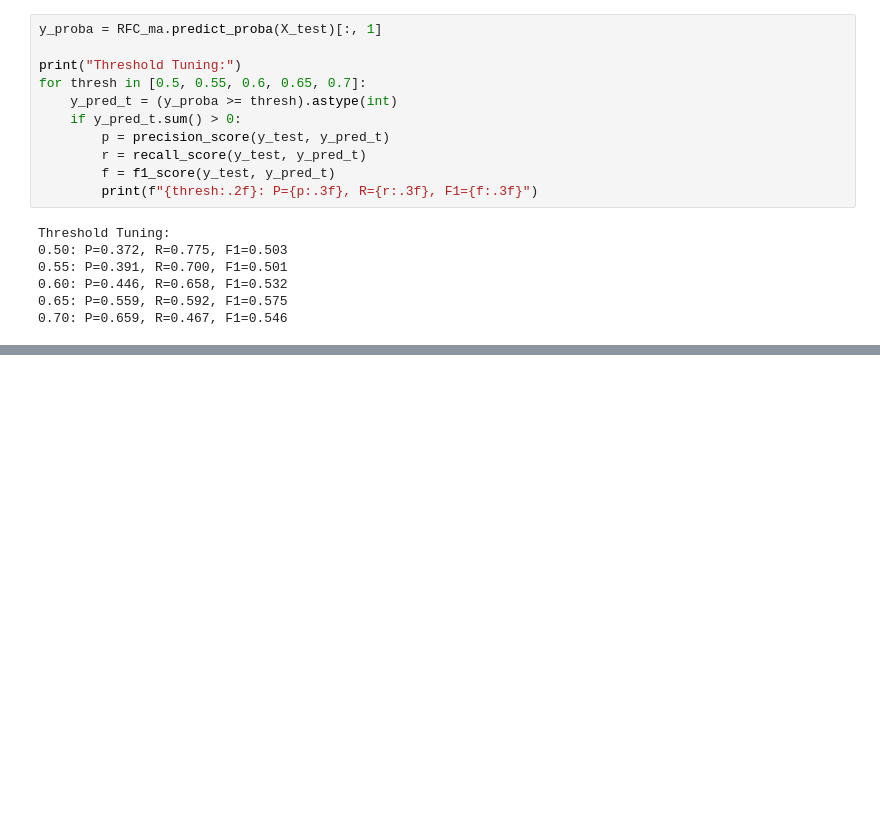
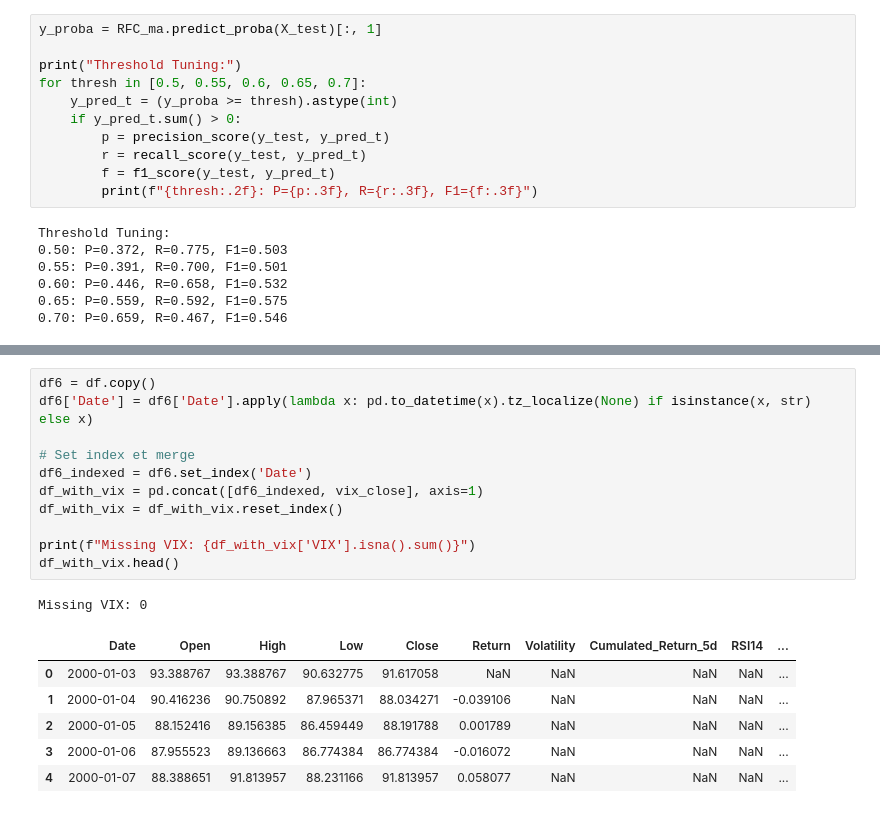
Before and after one commit to Bissapinho/Trend-classifier, a Jupyter notebook: notebooks/models.ipynb, the cells around one changed output, grey strips where cells are left out. Drawn from its saved outputs; the diff is of its cells as text; blank space fills up the shorter version.

```diff
--- a/notebooks/models.ipynb
+++ b/notebooks/models.ipynb
@@ -464,0 +465,19 @@ y_pred_final = predict_transition(RFC_final, X_test)
+# %%
+df6 = df.copy()
+df6['Date'] = df6['Date'].apply(lambda x: pd.to_datetime(x).tz_localize(None) if isinstance(x, str) else x)
+
+# Set index et merge
+df6_indexed = df6.set_index('Date')
+df_with_vix = pd.concat([df6_indexed, vix_close], axis=1)
+df_with_vix = df_with_vix.reset_index()
+
+print(f"Missing VIX: {df_with_vix['VIX'].isna().sum()}")
+df_with_vix.head()
+# %% [output]
+Missing VIX: 0
+|  | Date | Open | High | Low | Close | Return | Volatility | Cumulated_Return_5d | RSI14 | ... |
+| 0 | 2000-01-03 | 93.388767 | 93.388767 | 90.632775 | 91.617058 | NaN | NaN | NaN | NaN | ... |
+| 1 | 2000-01-04 | 90.416236 | 90.750892 | 87.965371 | 88.034271 | -0.039106 | NaN | NaN | NaN | ... |
+| 2 | 2000-01-05 | 88.152416 | 89.156385 | 86.459449 | 88.191788 | 0.001789 | NaN | NaN | NaN | ... |
+| 3 | 2000-01-06 | 87.955523 | 89.136663 | 86.774384 | 86.774384 | -0.016072 | NaN | NaN | NaN | ... |
+| 4 | 2000-01-07 | 88.388651 | 91.813957 | 88.231166 | 91.813957 | 0.058077 | NaN | NaN | NaN | ... |
```
Also changed, not shown: parts of 6 cells of this notebook.
